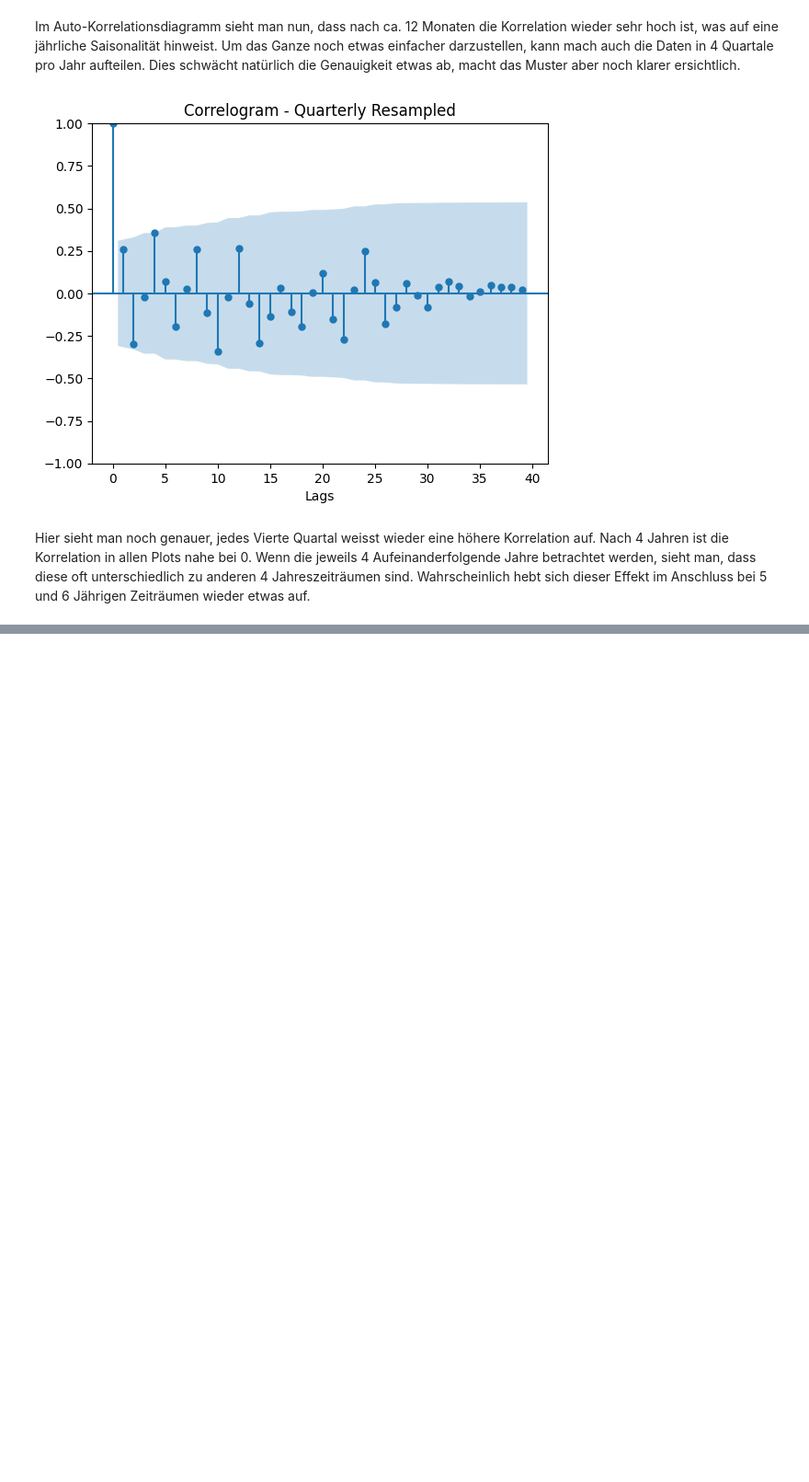
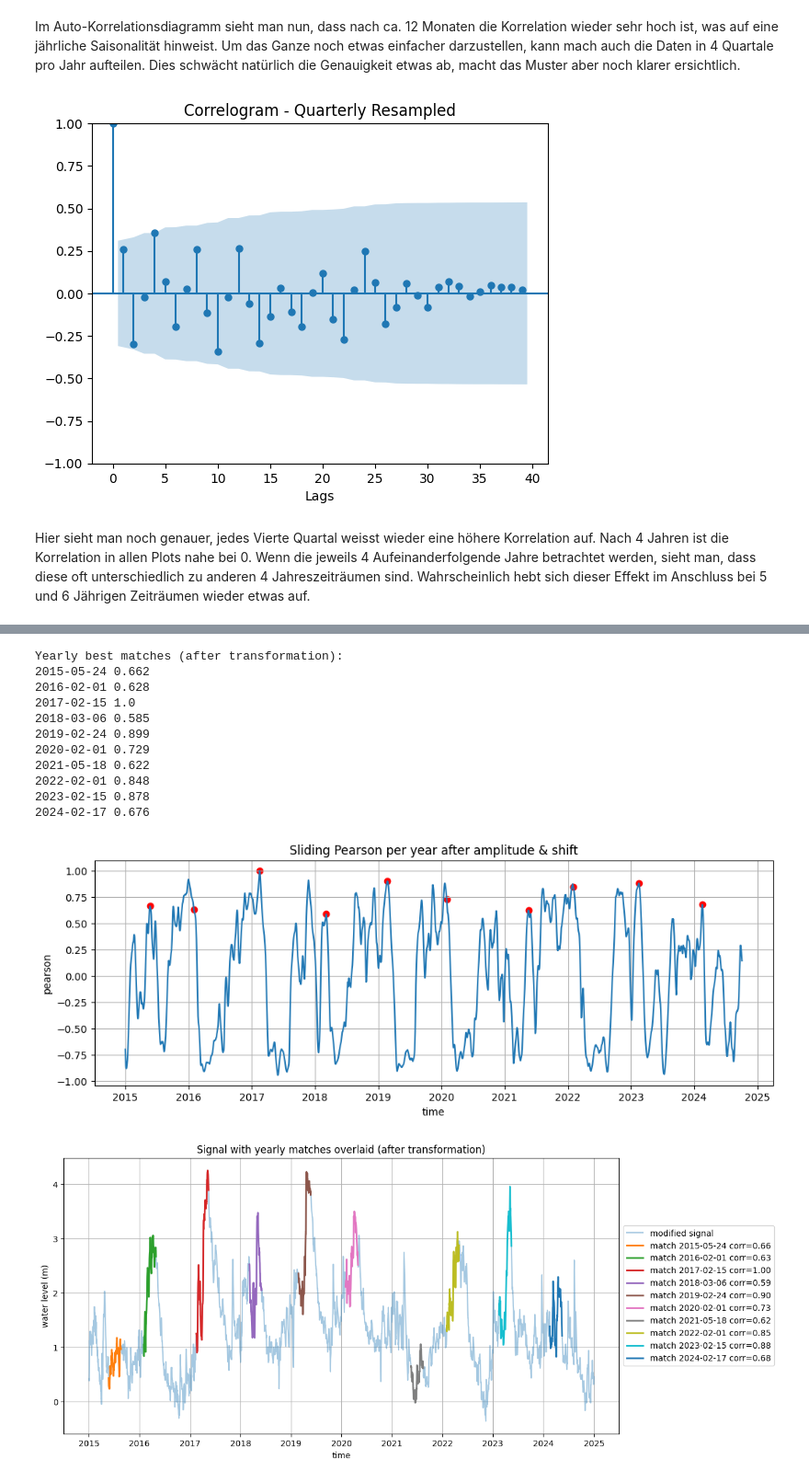
Before and after one commit to adrianmeier2002/gbsv_minichallenges, a Jupyter notebook: MC1/MC1_Day4_9.ipynb, the cells around one changed output, grey strips where cells are left out. Shown at 92% size. Drawn from its saved outputs; the diff is of its cells as text; code cells hidden in the pictures; blank space fills up the shorter version.

```diff
--- a/MC1/MC1_Day4_9.ipynb
+++ b/MC1/MC1_Day4_9.ipynb
@@ -100,0 +208,74 @@ Die wiederholenden Muster in den Daten sind wichtig zu verstehen. Es ist enorm w
+# %%
+# Original snippet (Referenz)
+snippet = sig.loc['2017-02-15':'2017-05-15'].copy()
+t = snippet.values.astype(float)
+L = len(t)
+
+# 1) Transformationen: amplitude scaling + phase shift
+amplitude_factor = 1.3      # 30% höhere Schneeschmelze
+shift_days = 7              # 1 Woche später
+
+sig_modified = sig.copy()
+sig_modified.iloc[shift_days:] = sig_modified.iloc[shift_days:]  # simple shift
+sig_modified = sig_modified * amplitude_factor  # scale amplitude
+
+# 2) Compute sliding Pearson cross-correlation
+x = sig_modified.values.astype(float)
+dot_valid = correlate(x, t, mode='valid')
+s = pd.Series(x, index=sig_modified.index)
+mean_x = s.rolling(window=L).mean().to_numpy()[L-1:]
+std_x  = s.rolling(window=L).std(ddof=0).to_numpy()[L-1:]
+mean_t = np.mean(t)
+std_t = np.std(t)
+eps = 1e-8
+pearson = (dot_valid - L * mean_x * mean_t) / (L * (std_x * std_t + eps))
+timestamps_valid = sig_modified.index[:len(pearson)]
+
+# 3) Top match per year in Feb-Jun window
+matches_modified = []
+for y in range(sig_modified.index.year.min(), sig_modified.index.year.max()+1):
+    mask_year = (timestamps_valid.year == y) & (timestamps_valid.month >= 2) & (timestamps_valid.month <= 6)
+    if mask_year.any():
+        idxs = np.where(mask_year)[0]
+        best_idx = idxs[np.argmax(pearson[idxs])]
+        matches_modified.append((timestamps_valid[best_idx], pearson[best_idx]))
+
+matches_modified = [m for m in matches_modified if m[1] > 0.2]  # optional absolute threshold
+
+print("Yearly best matches (after transformation):")
+for t, c in matches_modified:
+    print(t.date(), round(c,3))
+
+# 4) Visualize Pearson with yearly markers
+plt.figure(figsize=(12,4))
+plt.plot(timestamps_valid, pearson, label='pearson')
+for t, c in matches_modified:
+    plt.scatter(t, c, color='red')
+plt.title('Sliding Pearson per year after amplitude & shift')
+plt.xlabel('time'); plt.ylabel('pearson'); plt.grid(); plt.show()
+
+# 5) Overlay example: show match overlays for all years
+plt.figure(figsize=(12,6))
+plt.plot(sig_modified.index, sig_modified.values, alpha=0.4, label='modified signal')
+for t, c in matches_modified:
+    start = sig_modified.index.get_loc(t)
+    end = start + L
+    plt.plot(sig_modified.index[start:end], sig_modified.values[start:end], linewidth=2, label=f'match {t.date()} corr={c:.2f}')
+plt.legend(loc='center left', bbox_to_anchor=(1, 0.5))
+plt.title('Signal with yearly matches overlaid (after transformation)')
+plt.xlabel('time'); plt.ylabel('water level (m)'); plt.grid()
+plt.show()
+# %% [output]
+Yearly best matches (after transformation):
+2015-05-24 0.662
+2016-02-01 0.628
+2017-02-15 1.0
+2018-03-06 0.585
+2019-02-24 0.899
+2020-02-01 0.729
+2021-05-18 0.622
+2022-02-01 0.848
+2023-02-15 0.878
+2024-02-17 0.676
+[figure, added]
+[figure, added]
```
Also changed, not shown: parts of 5 cells of this notebook, 5 other files.
